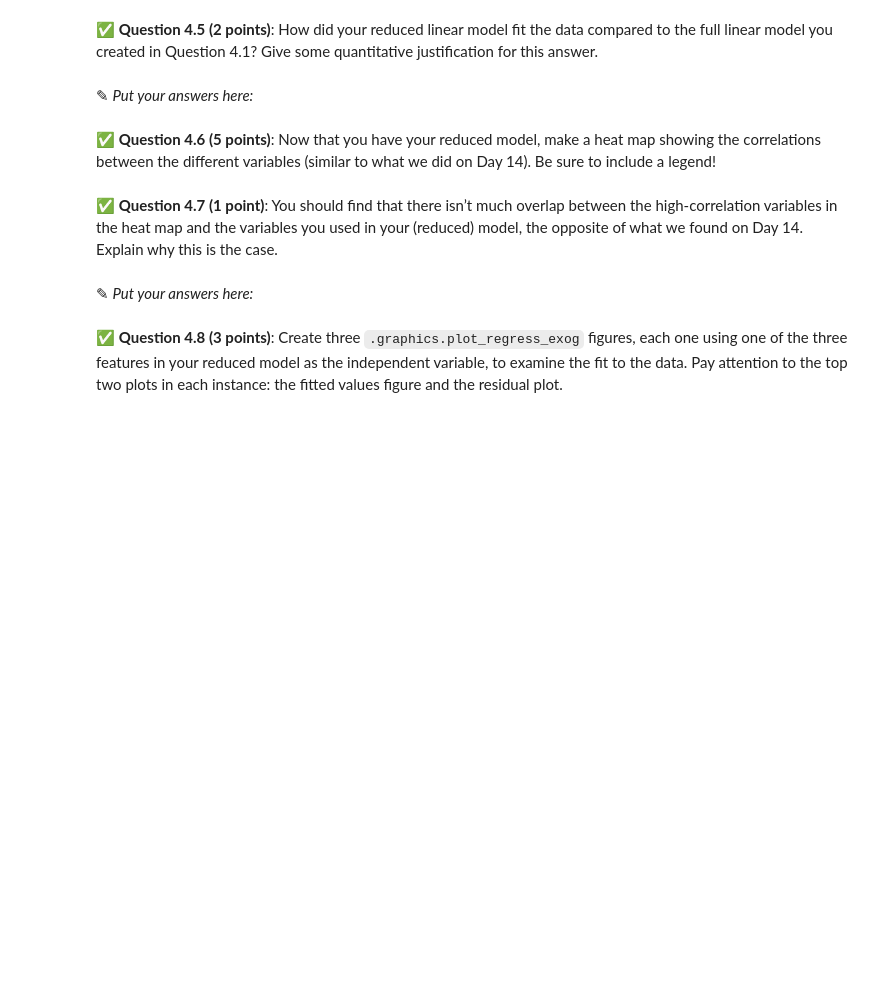
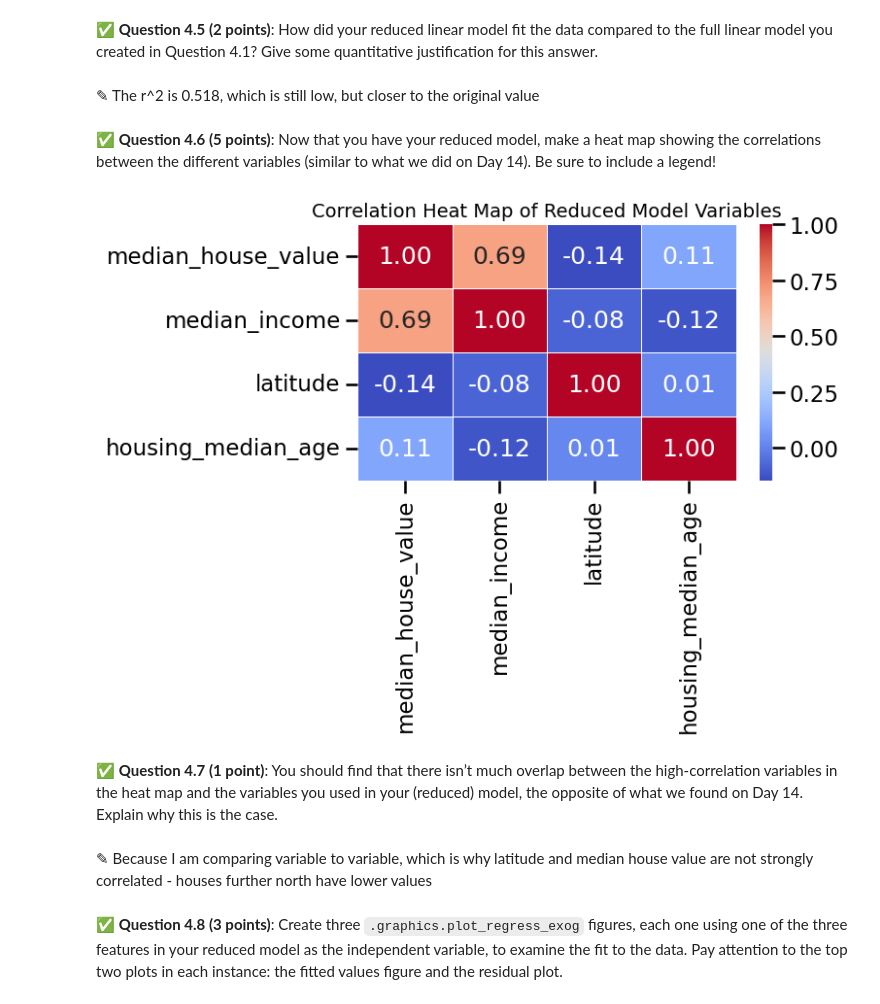
Before and after one commit to ryanc2525/CMSE202-f25-turnin, a Jupyter notebook: hw-03/HW-03_Regression-F25-RyanCampbell.ipynb, the cells around one changed output. Cells and saved outputs as stored; diff of their text form; code cells hidden in the pictures; blank space fills up the shorter version.

```diff
--- a/hw-03/HW-03_Regression-F25-RyanCampbell.ipynb
+++ b/hw-03/HW-03_Regression-F25-RyanCampbell.ipynb
@@ -323,6 +371,6 @@ Multicollinearity is a statistical phenomenon where some of the features in a mo
 # %% [markdown]
 &#9989;  **Question 4.5 (2 points)**: How did your reduced linear model fit the data compared to the full linear model you created in Question 4.1? Give some quantitative justification for this answer.
-# %% [markdown]
-<font size=+3>&#9998;</font> _Put your answers here:_
+# %% [markdown]
+<font size=+3>&#9998;</font> The r^2 is 0.518, which is still low, but closer to the original value
 # %% [markdown]
 &#9989;  **Question 4.6 (5 points)**: Now that you have your reduced model, make a heat map showing the correlations between the different variables (similar to what we did on Day 14). Be sure to include a legend!
@@ -331,6 +377,21 @@ Multicollinearity is a statistical phenomenon where some of the features in a mo
+# %%
+# Put your code here.
+import seaborn as sns
+import matplotlib.pyplot as plt
+
+corr_vars = df[['median_house_value', 'median_income', 'latitude', 'housing_median_age']]
+corr_matrix = corr_vars.corr()
+
+plt.figure(figsize=(8, 6))
+sns.heatmap(corr_matrix,annot=True,cmap='coolwarm',fmt=".2f",linewidths=0.5)
+plt.title("Correlation Heat Map of Reduced Model Variables", fontsize=14)
+plt.tight_layout()
+plt.show()
+# %% [output]
+[figure, added]
 # %% [markdown]
 &#9989;  **Question 4.7 (1 point)**: You should find that there isn’t much overlap between the high-correlation variables in the heat map and the variables you used in your (reduced)  model, the opposite of what we found on Day 14. Explain why this is the case.
-# %% [markdown]
-<font size=+3>&#9998;</font> _Put your answers here:_
+# %% [markdown]
+<font size=+3>&#9998;</font> Because I am comparing variable to variable, which is why latitude and median house value are not strongly correlated - houses further north have lower values
 # %% [markdown]
 &#9989;  **Question 4.8 (3 points)**: Create three `.graphics.plot_regress_exog` figures, each one using one of the three features in your reduced model as the independent variable, to examine the fit to the data. Pay attention to the top two plots in each instance: the fitted values figure and the residual plot.
```
Also changed, not shown: parts of 13 cells of this notebook.
